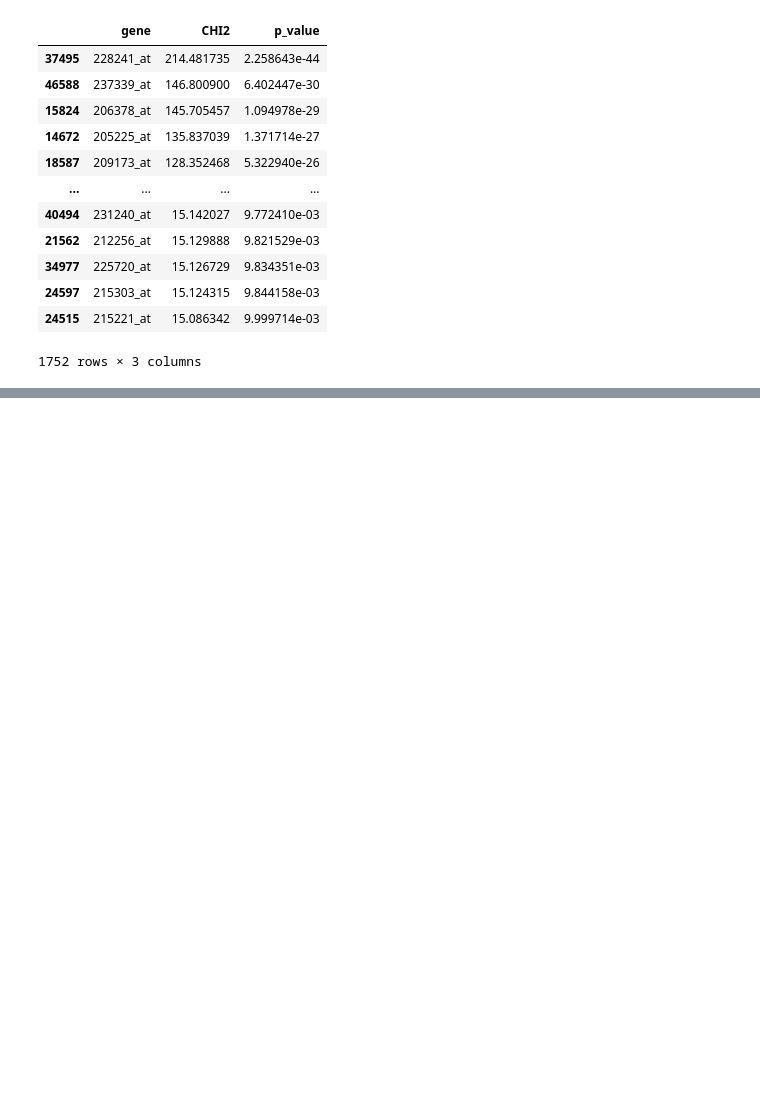
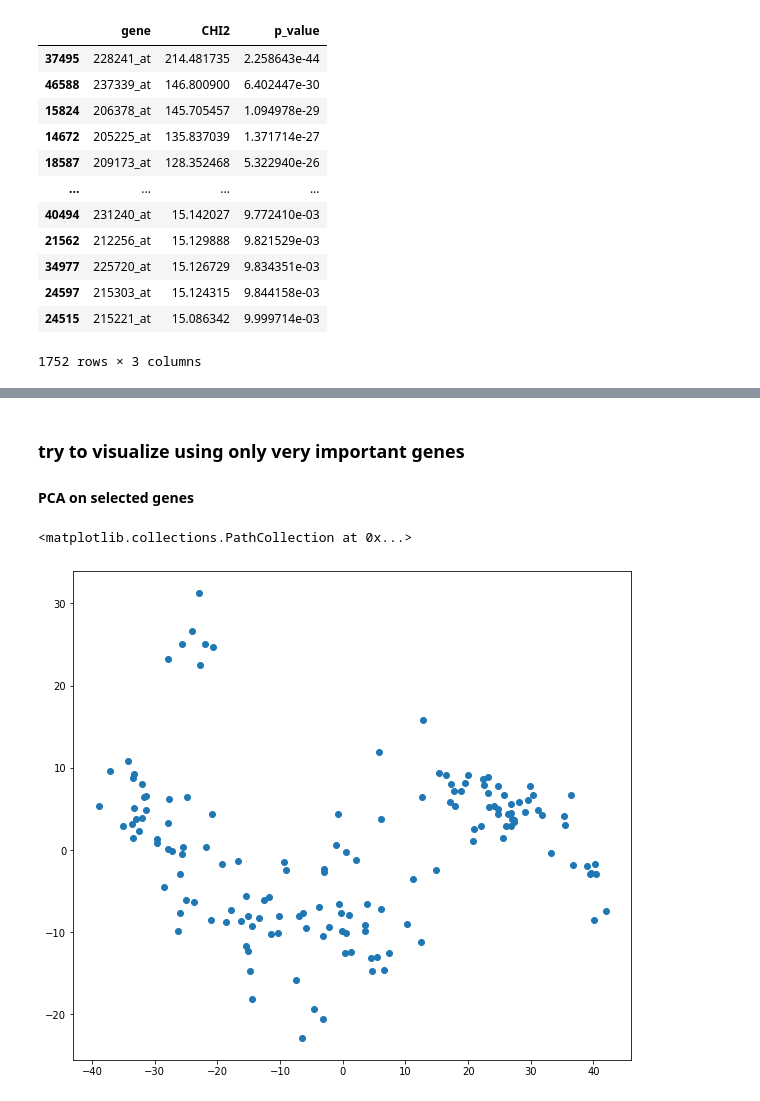
Before and after one commit to IceRocky/tsne_genes_analysis, a Jupyter notebook: breast_cancer_analysis.ipynb, the cells around one changed output, grey strips where cells are left out. Saved outputs shown, nothing was run; the diff lists cells and outputs as text; code cells hidden in the pictures; blank space fills up the shorter version.

Commit message:
pca got better after running on selected genes only

```diff
--- a/breast_cancer_analysis.ipynb
+++ b/breast_cancer_analysis.ipynb
@@ -332,9 +323,14 @@ chi2_selected_genes
 | 24515 | 215221_at | 15.086342 | 9.999714e-03 |
 1752 rows × 3 columns
 # %%
-selected_genes = set(list(mi_selected_genes["gene"]) + list(chi2_selected_genes["gene"]))
+selected_genes = list(set(list(mi_selected_genes["gene"]) + list(chi2_selected_genes["gene"])))
 
-len(selected_genes)
 
-##some of genes were selected by both metrics (roughly 600 genes, we need to pay attention to them more)
+genes_selected_both = list(set(mi_selected_genes["gene"]) & set(chi2_selected_genes["gene"]))
+
+print("Number of genes selected by both MI and Chi2:", len(genes_selected_both))
+print("Number of genes selected by either MI or Chi2: ",len(selected_genes))
+
+##The most valuable are probably from interesection
+genes_selected_both[:10]
 # %% [output]
@@ -341,0 +349,19 @@ len(selected_genes)
+# %% [markdown]
+### try  to visualize using only very important genes
+
+#### PCA on selected genes
+# %%
+genes_matrix_reduced = df[genes_selected_both].values
+# %%
+pca_red = PCA(n_components=2)
+
+
+
+genes_matrix_reduced_pca = pca_red.fit_transform(genes_matrix_reduced)
+
+
+plt.figure(figsize=(10, 9))
+plt.scatter(genes_matrix_reduced_pca.T[0], genes_matrix_reduced_pca.T[1])
+# %% [output]
+<matplotlib.collections.PathCollection at 0x...>
+[figure, added]
```
Also changed, not shown: parts of 10 cells of this notebook, 1 other file.
